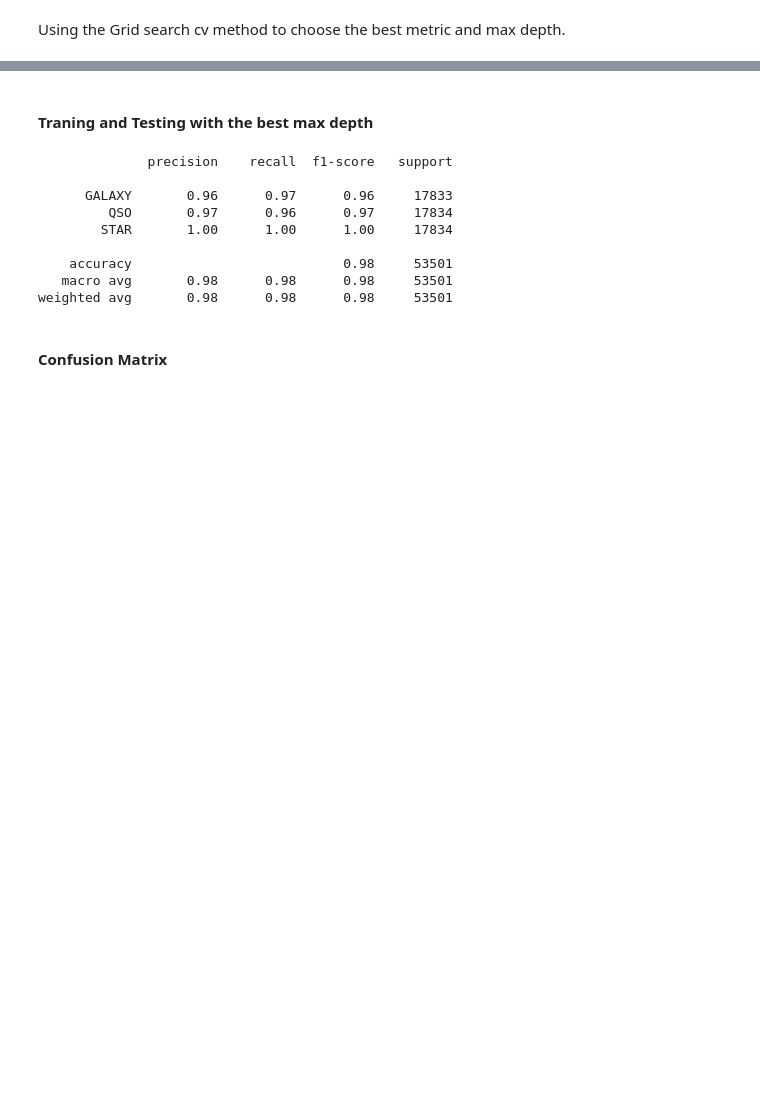
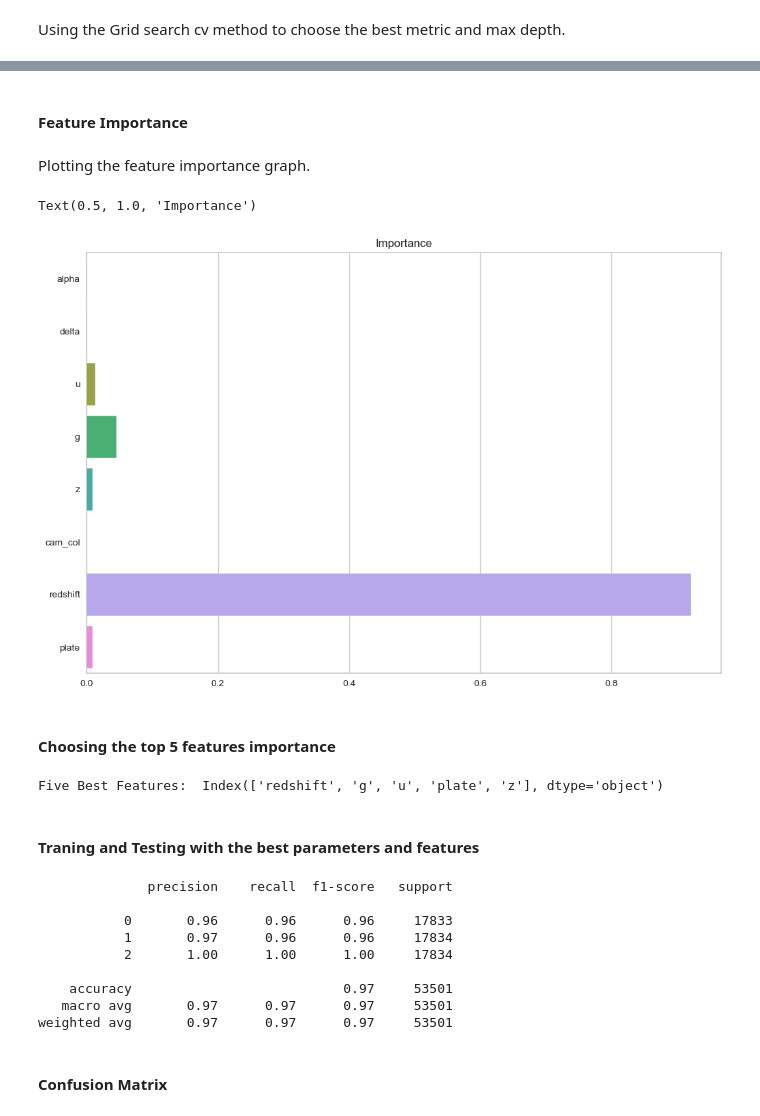
Before and after one commit to aSTRonuun/MachineLearning-2023-Vitor-Alves, a Jupyter notebook: 02-Stelar-Classification-Project/Stelar-Classification-Project-Vitor-Alves-M602497.ipynb, the cells around one changed output, grey strips where cells are left out. Saved outputs shown, nothing was run; the diff lists cells and outputs as text; code cells hidden in the pictures; blank space fills up the shorter version.

```diff
--- a/02-Stelar-Classification-Project/Stelar-Classification-Project-Vitor-Alves-M602497.ipynb
+++ b/02-Stelar-Classification-Project/Stelar-Classification-Project-Vitor-Alves-M602497.ipynb
@@ -591,2 +598,4 @@ Best Accuracy: 0.9754373305333985
 Best Criterion: entropy
 Best Max Depth: 8
+# %% [markdown]
+#### Feature Importance
@@ -593,21 +608,44 @@ Best Max Depth: 8
+# %% [markdown]
+Plotting the feature importance graph.
+# %%
+plt.figure(figsize=(12, 8))
+sns.barplot(x=importances, y=X_train_sc.columns)
+plt.title('Feature Importance')
+plt.title('Importance')
+# %% [output]
+Text(0.5, 1.0, 'Importance')
+[figure, added]
+# %% [markdown]
+#### Choosing the top 5 features importance
+# %%
+five_best_features = importances.argsort()[-5:][::-1]
+
+print('Five Best Features: ', X_train_sc.columns[five_best_features])
+# %% [output]
+Five Best Features:  Index(['redshift', 'g', 'u', 'plate', 'z'], dtype='object')
 # %% [markdown]
-#### Traning and Testing with the best max depth
+#### Traning and Testing with the best parameters and features
 # %%
+X_train_sc_best = X_train_sc.iloc[:, five_best_features]
+X_test_sc_best = X_test_sc.iloc[:, five_best_features]
+
 model = DecisionTreeClassifier(criterion=best_criterion, max_depth=best_max_depth, random_state=42)
-model.fit(X_train_sc, y_train)
-y_pred = model.predict(X_test_sc)
 
-print(classification_report(y_test, y_pred, target_names=le.classes_))
+model.fit(X_train_sc_best, y_train)
+
+y_pred = model.predict(X_test_sc_best)
+
+print(classification_report(y_test, y_pred))
 # %% [output]
               precision    recall  f1-score   support
 
-      GALAXY       0.96      0.97      0.96     17833
-         QSO       0.97      0.96      0.97     17834
-        STAR       1.00      1.00      1.00     17834
+           0       0.96      0.96      0.96     17833
+           1       0.97      0.96      0.96     17834
+           2       1.00      1.00      1.00     17834
 
-    accuracy                           0.98     53501
-   macro avg       0.98      0.98      0.98     53501
-weighted avg       0.98      0.98      0.98     53501
+    accuracy                           0.97     53501
+   macro avg       0.97      0.97      0.97     53501
+weighted avg       0.97      0.97      0.97     53501
 # %% [markdown]
 #### Confusion Matrix
 # %%
```
Also changed, not shown: parts of 35 cells of this notebook.
